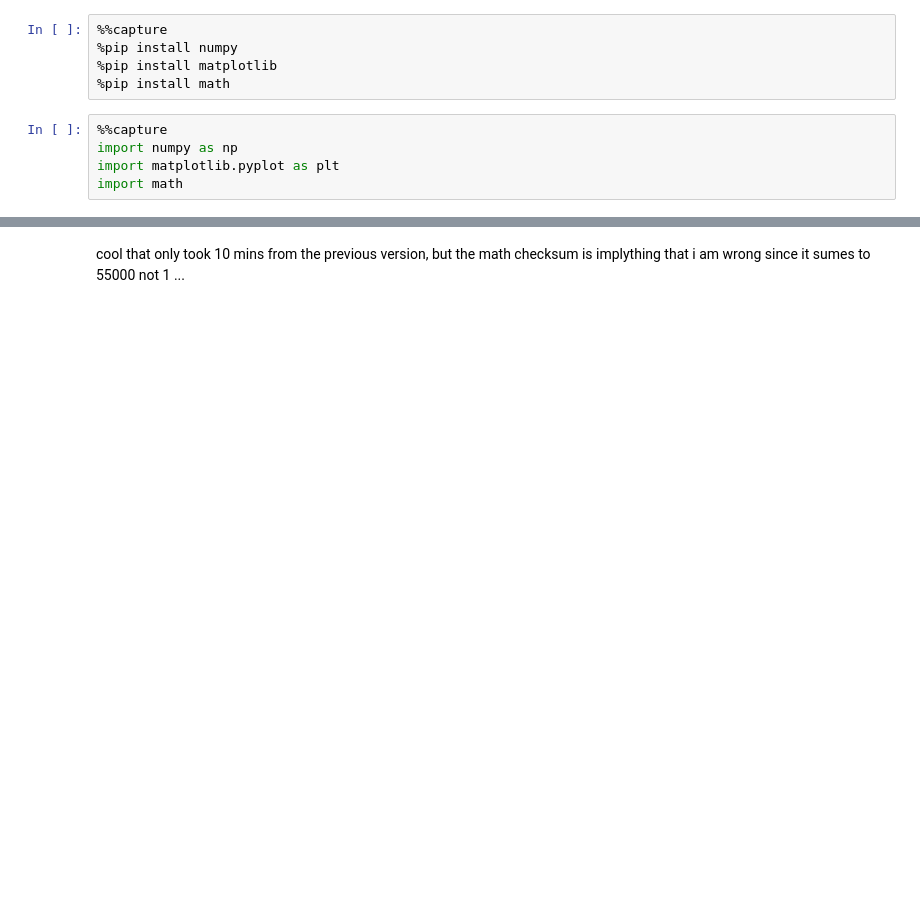
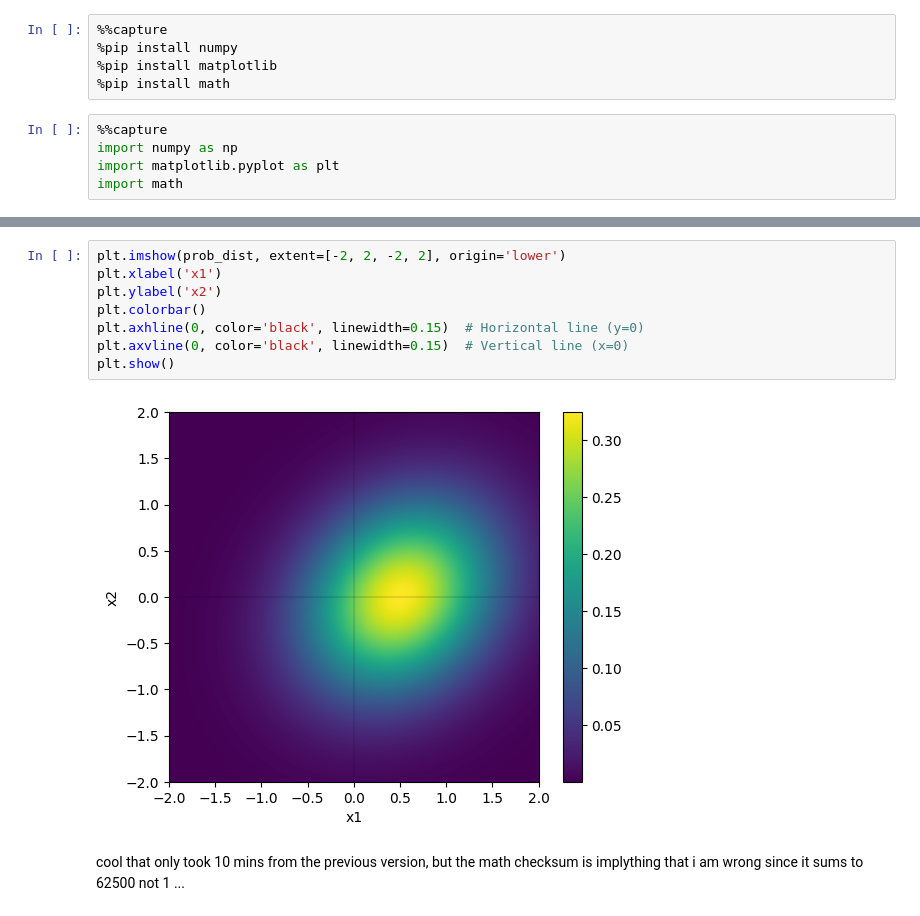
Before and after one commit to sean-parry/GaussianProcesses, a Jupyter notebook: BivariateGaussian.ipynb, the cells around one changed output, grey strips where cells are left out. Saved outputs shown, nothing was run; the diff lists cells and outputs as text; blank space fills up the shorter version.

```diff
--- a/BivariateGaussian.ipynb
+++ b/BivariateGaussian.ipynb
@@ -58,2 +63,12 @@ print(sum(prob_dist))
+# %%
+plt.imshow(prob_dist, extent=[-2, 2, -2, 2], origin='lower')
+plt.xlabel('x1')
+plt.ylabel('x2')
+plt.colorbar()
+plt.axhline(0, color='black', linewidth=0.15)  # Horizontal line (y=0)
+plt.axvline(0, color='black', linewidth=0.15)  # Vertical line (x=0)
+plt.show()
+# %% [output]
+[figure, added]
 # %% [markdown]
-cool that only took 10 mins from the previous version, but the math checksum is implything that i am wrong since it sumes to 55000 not 1 ...
+cool that only took 10 mins from the previous version, but the math checksum is implything that i am wrong since it sums to 62500 not 1 ...
```
Also changed, not shown: parts of 5 cells of this notebook.
